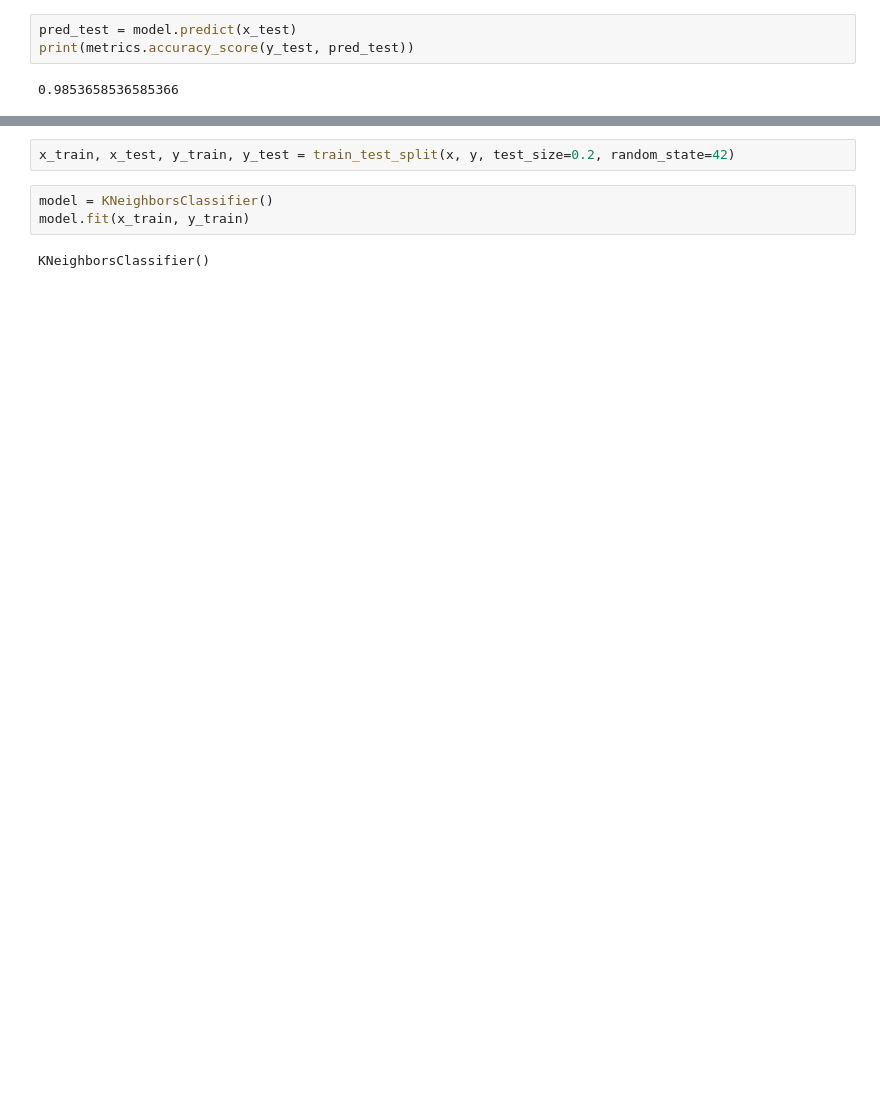
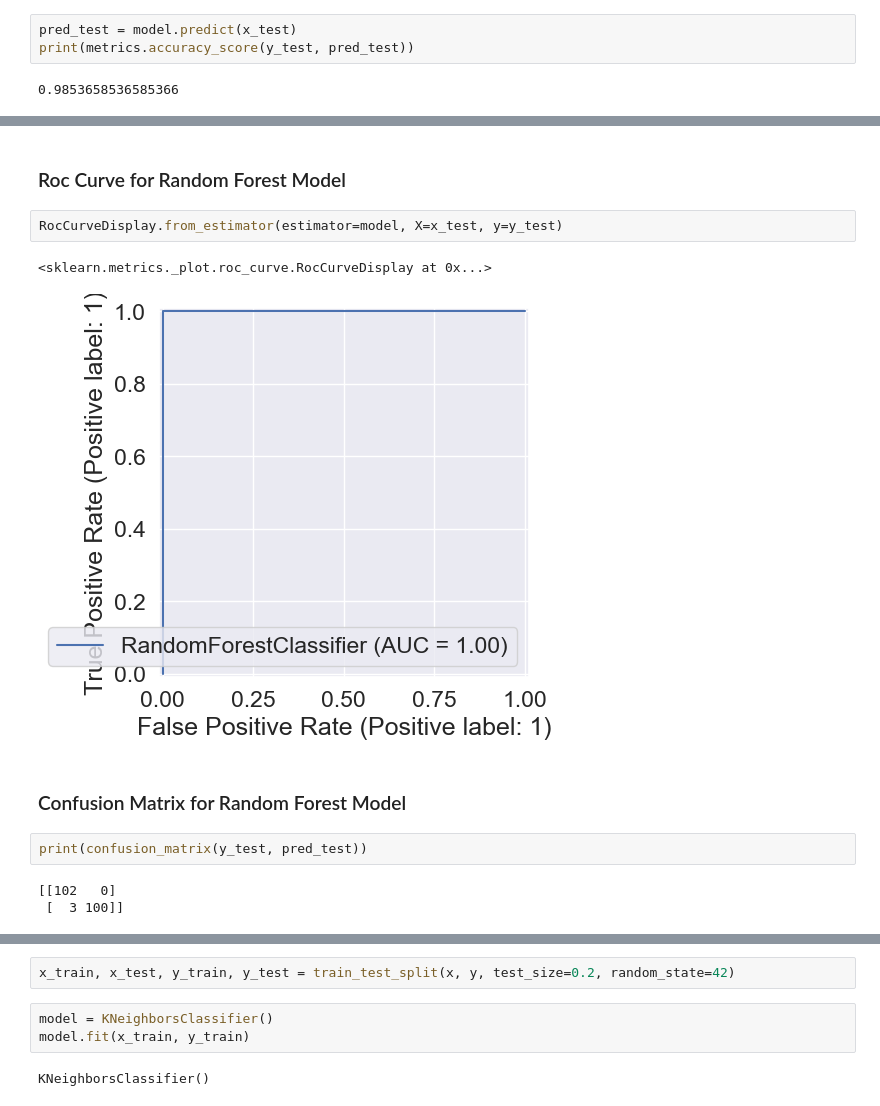
Before and after one commit to AdhishRaj/Heart-Disease-Prediction-App, a Jupyter notebook: heart.ipynb, the cells around one changed output, grey strips where cells are left out. Drawn from its saved outputs; the diff is of its cells as text; blank space fills up the shorter version.

```diff
--- a/heart.ipynb
+++ b/heart.ipynb
@@ -179,0 +301,14 @@ print(metrics.accuracy_score(y_test, pred_test))
+# %% [markdown]
+### Roc Curve for Random Forest Model
+# %%
+RocCurveDisplay.from_estimator(estimator=model, X=x_test, y=y_test)
+# %% [output]
+<sklearn.metrics._plot.roc_curve.RocCurveDisplay at 0x...>
+[figure, added]
+# %% [markdown]
+### Confusion Matrix for Random Forest Model
+# %%
+print(confusion_matrix(y_test, pred_test))
+# %% [output]
+[[102   0]
+ [  3 100]]
```
Also changed, not shown: parts of 41 cells of this notebook.
